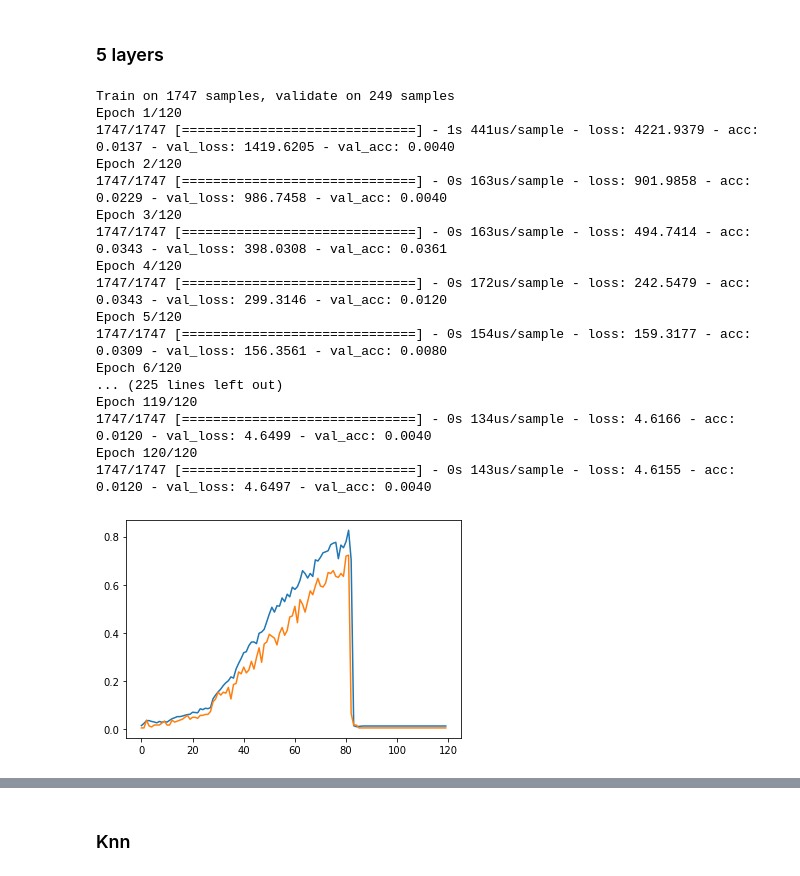
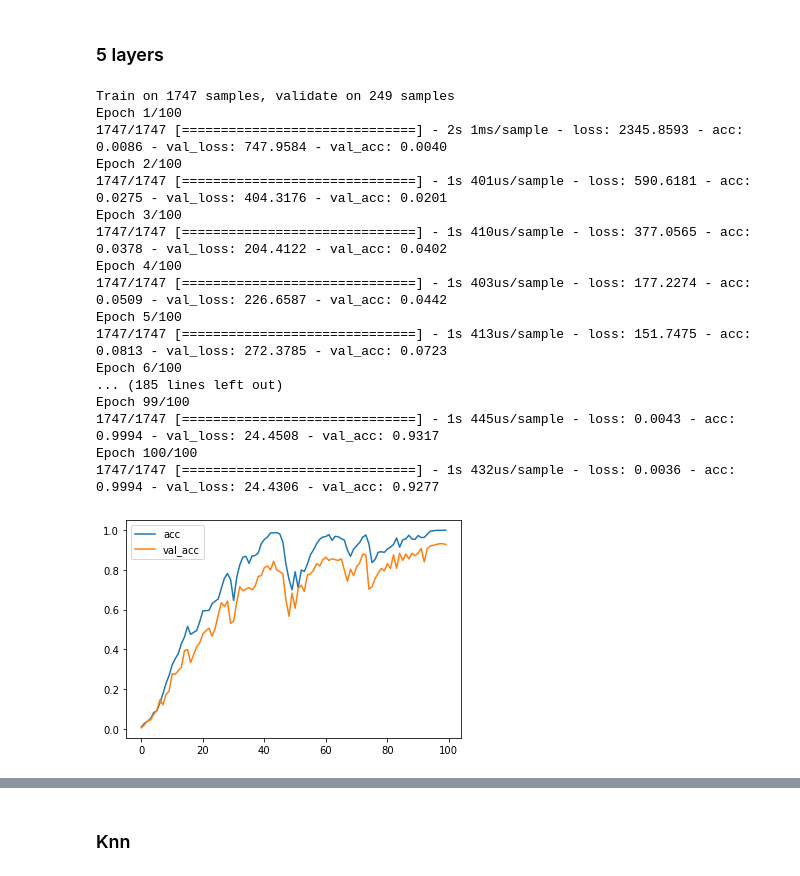
Before and after one commit to k-pratyush/online-signature-verification, a Jupyter notebook: Sign_clean.ipynb, the cells around one changed output, grey strips where cells are left out. Drawn from its saved outputs; the diff is of its cells as text; code cells hidden in the pictures.

```diff
--- a/Sign_clean.ipynb
+++ b/Sign_clean.ipynb
@@ -312,9 +315,3 @@ x_train,x_test,y_train,y_test = train_test_split(new_df ,target ,test_size = 0.3
 # %%
 del(x_train['label'])
 del(x_test['label'])
-# %%
-from sklearn.neighbors import KNeighborsClassifier
-clf = KNeighborsClassifier(n_neighbors = 5)
-clf.fit(x_train, y_train)
-#clf.predict(x_test[:10])
-metrics.accuracy_score(clf.predict(x_test),y_test)
@@ -322,0 +318,13 @@ metrics.accuracy_score(clf.predict(x_test),y_test)
+# %%
+#from sklearn.neighbors import KNeighborsClassifier
+l = []
+for i in range(1,20):
+    clf = KNeighborsClassifier(n_neighbors = i)
+    clf.fit(x_train, y_train)
+    #clf.predict(x_test[:10])
+    l.append(metrics.accuracy_score(clf.predict(x_test),y_test))
+plt.plot([x for x in range(1,20)],l)
+plt.xticks(np.arange(min([x for x in range(1,20)]), max([x for x in range(1,20)])+1, 1.0))
+plt.xlabel('K Value')
+plt.ylabel('Acc')
+plt.show()
@@ -338,10 +348,10 @@ x_test.shape
 def get_compiled_model():
     model = tf.keras.Sequential([
     tf.keras.layers.Dense(350, activation='relu'),
-    tf.keras.layers.Dense(250, activation='relu'),
-    tf.keras.layers.Dense(200, activation='relu'),
+    #tf.keras.layers.Dense(250, activation='relu'),
+    #tf.keras.layers.Dense(200, activation='relu'),
     tf.keras.layers.Dense(150, activation='relu'),
-    tf.keras.layers.Dense(125,activation = 'relu'),
+    #tf.keras.layers.Dense(125,activation = 'relu'),
     tf.keras.layers.Dense(100,activation = 'softmax')
   ])
 
@@ -350,5 +360,5 @@ def get_compiled_model():
     metrics=['accuracy'])
     return model
 model = get_compiled_model()
-historty = model.fit(x_train.values,y_train.values,epochs=120,validation_data=(x_test.values[:249], y_test.values[:249]))
+historty = model.fit(x_train.values,y_train.values,epochs=100,validation_data=(x_test.values[:249], y_test.values[:249]))
 # %% [output]
@@ -389,42 +396,44 @@ results = model.evaluate(x_test[249:], y_test[249:])
 # %%
 def get_compiled_model_1():
     model = tf.keras.Sequential([
+    tf.keras.layers.Dense(400, activation='relu'),
     tf.keras.layers.Dense(350, activation='relu'),
     tf.keras.layers.Dense(250, activation='relu'),
-    #tf.keras.layers.Dense(200, activation='relu'),
+    tf.keras.layers.Dense(200, activation='relu'),
     tf.keras.layers.Dense(150, activation='relu'),
     tf.keras.layers.Dense(125,activation = 'relu'),
     tf.keras.layers.Dense(100,activation = 'softmax')
   ])
 
     model.compile(optimizer=tf.keras.optimizers.Adam(
-    learning_rate=0.001),loss=tf.keras.losses.SparseCategoricalCrossentropy(from_logits=False),
+    learning_rate=0.0005),loss=tf.keras.losses.SparseCategoricalCrossentropy(from_logits=False),
     metrics=['accuracy'])
     return model
 model_1 = get_compiled_model_1()
-historty = model_1.fit(x_train.values,y_train.values,epochs=120,validation_data=(x_test.values[:249], y_test.values[:249]))
+historty = model_1.fit(x_train.values,y_train.values,epochs=100,validation_data=(x_test.values[:249], y_test.values[:249]))
 plt.plot(historty.history['acc'])
 plt.plot(historty.history['val_acc'])
+plt.legend(['acc','val_acc'])
 plt.show()
 # %% [output]
 Train on 1747 samples, validate on 249 samples
-Epoch 1/120
-1747/1747 [==============================] - 1s 441us/sample - loss: 4221.9379 - acc: 0.0137 - val_loss: 1419.6205 - val_acc: 0.0040
-Epoch 2/120
-1747/1747 [==============================] - 0s 163us/sample - loss: 901.9858 - acc: 0.0229 - val_loss: 986.7458 - val_acc: 0.0040
-Epoch 3/120
-1747/1747 [==============================] - 0s 163us/sample - loss: 494.7414 - acc: 0.0343 - val_loss: 398.0308 - val_acc: 0.0361
-Epoch 4/120
-1747/1747 [==============================] - 0s 172us/sample - loss: 242.5479 - acc: 0.0343 - val_loss: 299.3146 - val_acc: 0.0120
-Epoch 5/120
-1747/1747 [==============================] - 0s 154us/sample - loss: 159.3177 - acc: 0.0309 - val_loss: 156.3561 - val_acc: 0.0080
-Epoch 6/120
-... (225 lines left out)
-Epoch 119/120
-1747/1747 [==============================] - 0s 134us/sample - loss: 4.6166 - acc: 0.0120 - val_loss: 4.6499 - val_acc: 0.0040
-Epoch 120/120
-1747/1747 [==============================] - 0s 143us/sample - loss: 4.6155 - acc: 0.0120 - val_loss: 4.6497 - val_acc: 0.0040
+Epoch 1/100
+1747/1747 [==============================] - 2s 1ms/sample - loss: 2345.8593 - acc: 0.0086 - val_loss: 747.9584 - val_acc: 0.0040
+Epoch 2/100
+1747/1747 [==============================] - 1s 401us/sample - loss: 590.6181 - acc: 0.0275 - val_loss: 404.3176 - val_acc: 0.0201
+Epoch 3/100
+1747/1747 [==============================] - 1s 410us/sample - loss: 377.0565 - acc: 0.0378 - val_loss: 204.4122 - val_acc: 0.0402
+Epoch 4/100
+1747/1747 [==============================] - 1s 403us/sample - loss: 177.2274 - acc: 0.0509 - val_loss: 226.6587 - val_acc: 0.0442
+Epoch 5/100
+1747/1747 [==============================] - 1s 413us/sample - loss: 151.7475 - acc: 0.0813 - val_loss: 272.3785 - val_acc: 0.0723
+Epoch 6/100
+... (185 lines left out)
+Epoch 99/100
+1747/1747 [==============================] - 1s 445us/sample - loss: 0.0043 - acc: 0.9994 - val_loss: 24.4508 - val_acc: 0.9317
+Epoch 100/100
+1747/1747 [==============================] - 1s 432us/sample - loss: 0.0036 - acc: 0.9994 - val_loss: 24.4306 - val_acc: 0.9277
-[figure, old version]
+[figure, new version]
 # %%
 results = model_1.evaluate(x_test[249:], y_test[249:])
 # %% [output]
```
Also changed, not shown: parts of 8 cells of this notebook, 1 other file.
